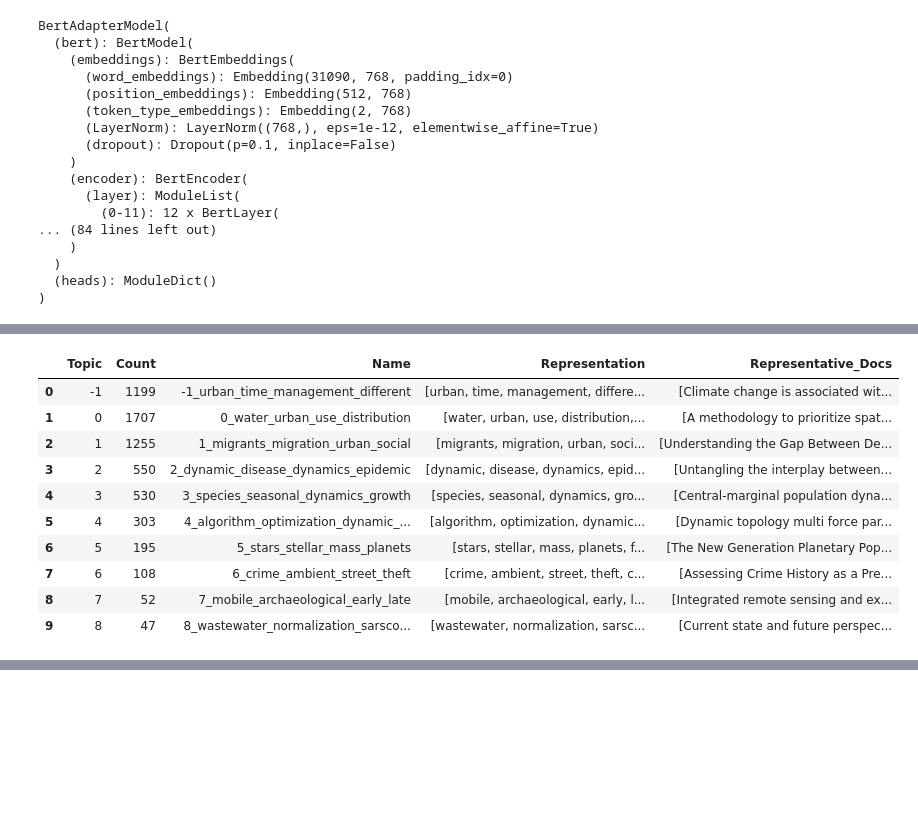
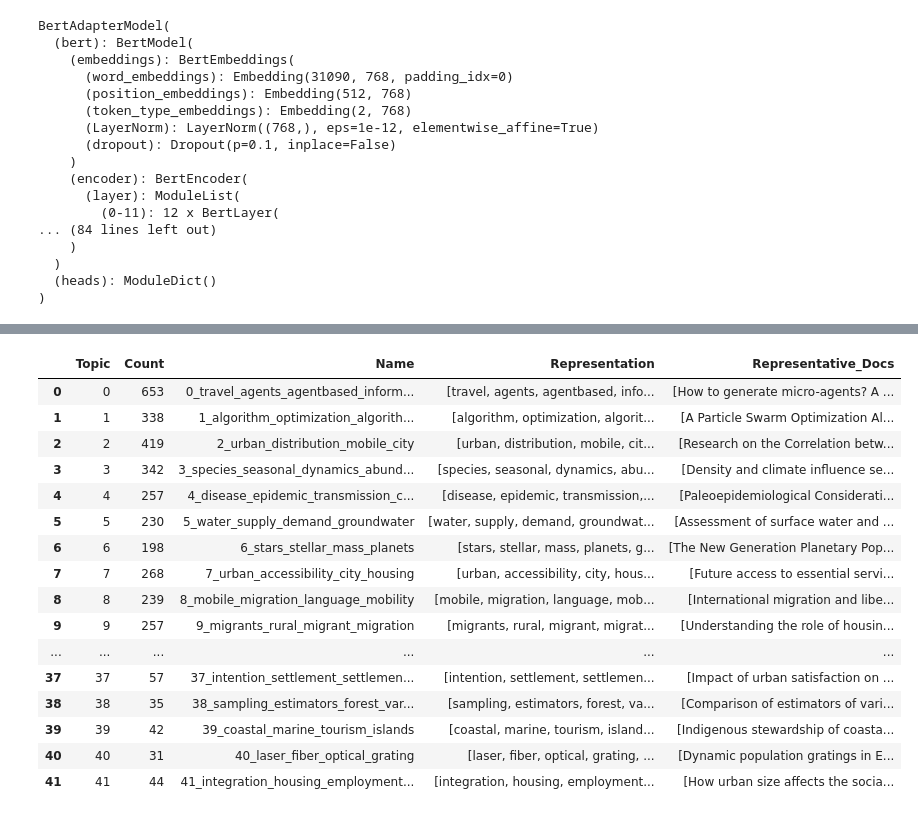
Before and after one commit to geogr-muni/Bertopic, a Jupyter notebook: prism_synpop.ipynb, the cells around one changed output, grey strips where cells are left out. Cells and saved outputs as stored; diff of their text form; code cells hidden in the pictures; blank space fills up the shorter version.

```diff
--- a/prism_synpop.ipynb
+++ b/prism_synpop.ipynb
@@ -144,0 +159,11 @@ topics, probs = topic_model.fit_transform(documents=text_batch, embeddings = emb
+# %%
+# Tokenizer and reprensetation model for outlier reduction, which are them same with topic miningmodel
+my_stop_words = ['rights','reserved','population','data','population','synthetic','elsevier','bv','model',
+                    'populations','study','models','results','using','floating','analysis','based','paper','china',
+                    'spatial','used','areas','use','different','dynamic','social','simulation','approach','proposed'
+                    ]
+
+all_stop_words = list(ENGLISH_STOP_WORDS) + my_stop_words
+
+vectorizer_model = CountVectorizer(stop_words = all_stop_words, ngram_range=(1,2))
+representation_model = MaximalMarginalRelevance(diversity=0.8)
@@ -169,15 +201,15 @@ topic_model.reduce_topics(text_batch, nr_topics=10)
-# %%
-topic_info = topic_model.get_topic_info()
-topic_info
-# %% [output]
-|  | Topic | Count | Name | Representation | Representative_Docs |
-| 0 | -1 | 1199 | -1_urban_time_management_different | [urban, time, management, differe... | [Climate change is associated wit... |
-| 1 | 0 | 1707 | 0_water_urban_use_distribution | [water, urban, use, distribution,... | [A methodology to prioritize spat... |
-| 2 | 1 | 1255 | 1_migrants_migration_urban_social | [migrants, migration, urban, soci... | [Understanding the Gap Between De... |
-| 3 | 2 | 550 | 2_dynamic_disease_dynamics_epidemic | [dynamic, disease, dynamics, epid... | [Untangling the interplay between... |
-| 4 | 3 | 530 | 3_species_seasonal_dynamics_growth | [species, seasonal, dynamics, gro... | [Central-marginal population dyna... |
-| 5 | 4 | 303 | 4_algorithm_optimization_dynamic_... | [algorithm, optimization, dynamic... | [Dynamic topology multi force par... |
-| 6 | 5 | 195 | 5_stars_stellar_mass_planets | [stars, stellar, mass, planets, f... | [The New Generation Planetary Pop... |
-| 7 | 6 | 108 | 6_crime_ambient_street_theft | [crime, ambient, street, theft, c... | [Assessing Crime History as a Pre... |
-| 8 | 7 | 52 | 7_mobile_archaeological_early_late | [mobile, archaeological, early, l... | [Integrated remote sensing and ex... |
-| 9 | 8 | 47 | 8_wastewater_normalization_sarsco... | [wastewater, normalization, sarsc... | [Current state and future perspec... |
+# %%
+# Reduce outliers
+all_topics = all_topic_model.reduce_outliers(
+    all_text_batch,
+    all_topic_model.topics_,
+    strategy="c-tf-idf"
+)
+all_topic_model.update_topics(
+    all_text_batch,
+    topics=all_topics,
+    vectorizer_model = vectorizer_model, #vectorization
+    representation_model= representation_model, # topic representation
+)
+all_topic_model.get_topic_info()
+# %% [output]
@@ -183,0 +217,17 @@ topic_info
+|  | Topic | Count | Name | Representation | Representative_Docs |
+| 0 | 0 | 653 | 0_travel_agents_agentbased_inform... | [travel, agents, agentbased, info... | [How to generate micro-agents? A ... |
+| 1 | 1 | 338 | 1_algorithm_optimization_algorith... | [algorithm, optimization, algorit... | [A Particle Swarm Optimization Al... |
+| 2 | 2 | 419 | 2_urban_distribution_mobile_city | [urban, distribution, mobile, cit... | [Research on the Correlation betw... |
+| 3 | 3 | 342 | 3_species_seasonal_dynamics_abund... | [species, seasonal, dynamics, abu... | [Density and climate influence se... |
+| 4 | 4 | 257 | 4_disease_epidemic_transmission_c... | [disease, epidemic, transmission,... | [Paleoepidemiological Considerati... |
+| 5 | 5 | 230 | 5_water_supply_demand_groundwater | [water, supply, demand, groundwat... | [Assessment of surface water and ... |
+| 6 | 6 | 198 | 6_stars_stellar_mass_planets | [stars, stellar, mass, planets, g... | [The New Generation Planetary Pop... |
+| 7 | 7 | 268 | 7_urban_accessibility_city_housing | [urban, accessibility, city, hous... | [Future access to essential servi... |
+| 8 | 8 | 239 | 8_mobile_migration_language_mobility | [mobile, migration, language, mob... | [International migration and libe... |
+| 9 | 9 | 257 | 9_migrants_rural_migrant_migration | [migrants, rural, migrant, migrat... | [Understanding the role of housin... |
+| ... | ... | ... | ... | ... | ... |
+| 37 | 37 | 57 | 37_intention_settlement_settlemen... | [intention, settlement, settlemen... | [Impact of urban satisfaction on ... |
+| 38 | 38 | 35 | 38_sampling_estimators_forest_var... | [sampling, estimators, forest, va... | [Comparison of estimators of vari... |
+| 39 | 39 | 42 | 39_coastal_marine_tourism_islands | [coastal, marine, tourism, island... | [Indigenous stewardship of coasta... |
+| 40 | 40 | 31 | 40_laser_fiber_optical_grating | [laser, fiber, optical, grating, ... | [Dynamic population gratings in E... |
+| 41 | 41 | 44 | 41_integration_housing_employment... | [integration, housing, employment... | [How urban size affects the socia... |
```
Also changed, not shown: parts of 31 cells of this notebook, 6 other files.
